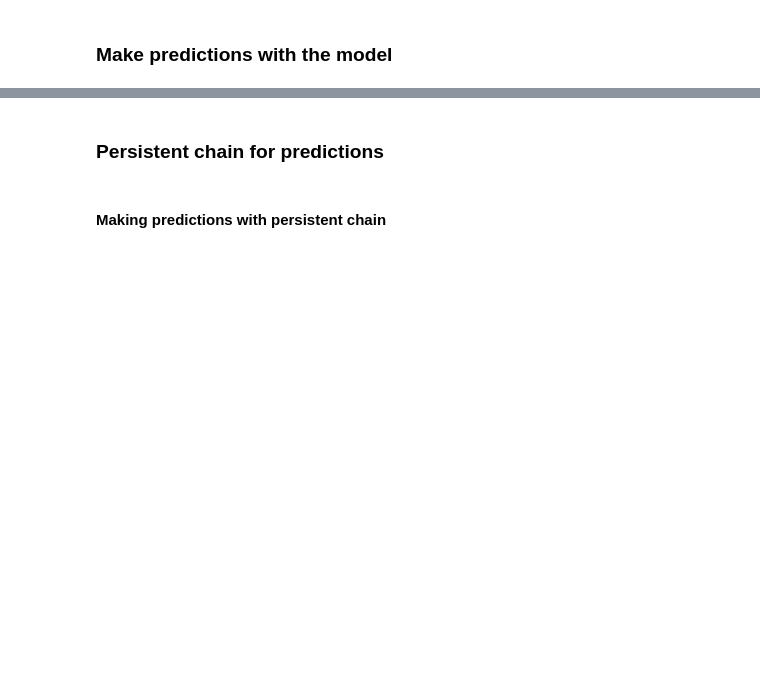
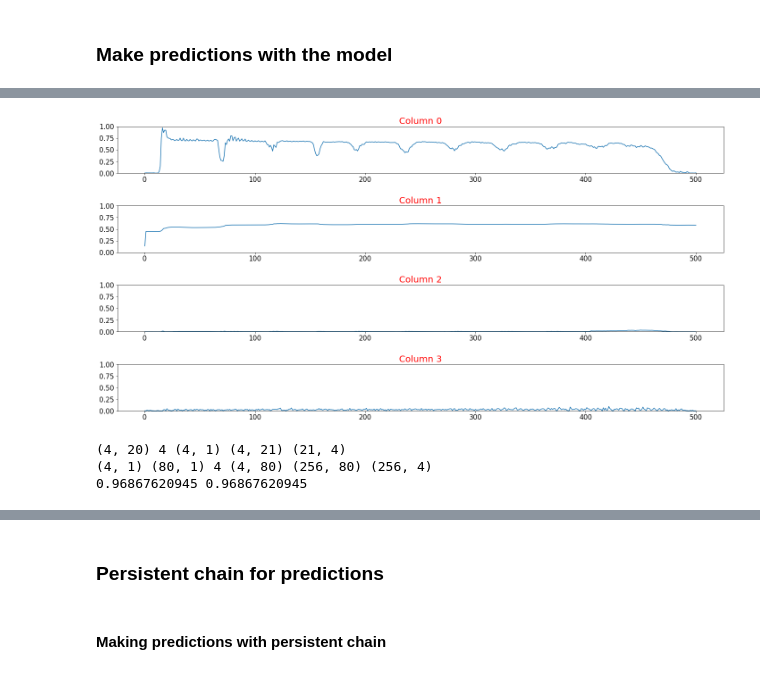
Before and after one commit to davidbp/connectionist, a Jupyter notebook: notebooks/crbm_diary_al.ipynb, the cells around one changed output, grey strips where cells are left out. Drawn from its saved outputs; the diff is of its cells as text; code cells hidden in the pictures; blank space fills up the shorter version.

```diff
--- a/notebooks/crbm_diary_al.ipynb
+++ b/notebooks/crbm_diary_al.ipynb
@@ -762,0 +811,4 @@ crbm.A.shape, crbm.B.shape, crbm.W.shape
+# %%
+timeseries.plot_timeseries(X_tr.T)
+# %% [output]
+[figure, added]
@@ -763 +818,16 @@ crbm.A.shape, crbm.B.shape, crbm.W.shape
+# %%
+start_pos = 0
+v    = X_tr[:, [start_pos + crbm.n_his+1]]
+hist = X_tr[:, start_pos :(start_pos +crbm.n_his+1)]
+vis, cond = split_vis(crbm, hist.T)
+cond_as_vec =  history_mat_to_vec(cond)
+
+
+print(cond.shape, crbm.n_vis,  v.shape, hist.shape, X.shape)
+print(v.shape, cond_as_vec.shape, crbm.n_vis, crbm.A.shape, crbm.B.shape, crbm.W.shape)
+print(cond.max(), cond_as_vec.max())
+# %% [output]
+(4, 20) 4 (4, 1) (4, 21) (21, 4)
+(4, 1) (80, 1) 4 (4, 80) (256, 80) (256, 4)
+0.96867620945 0.96867620945
 # %%
```
Also changed, not shown: parts of 58 cells of this notebook.
